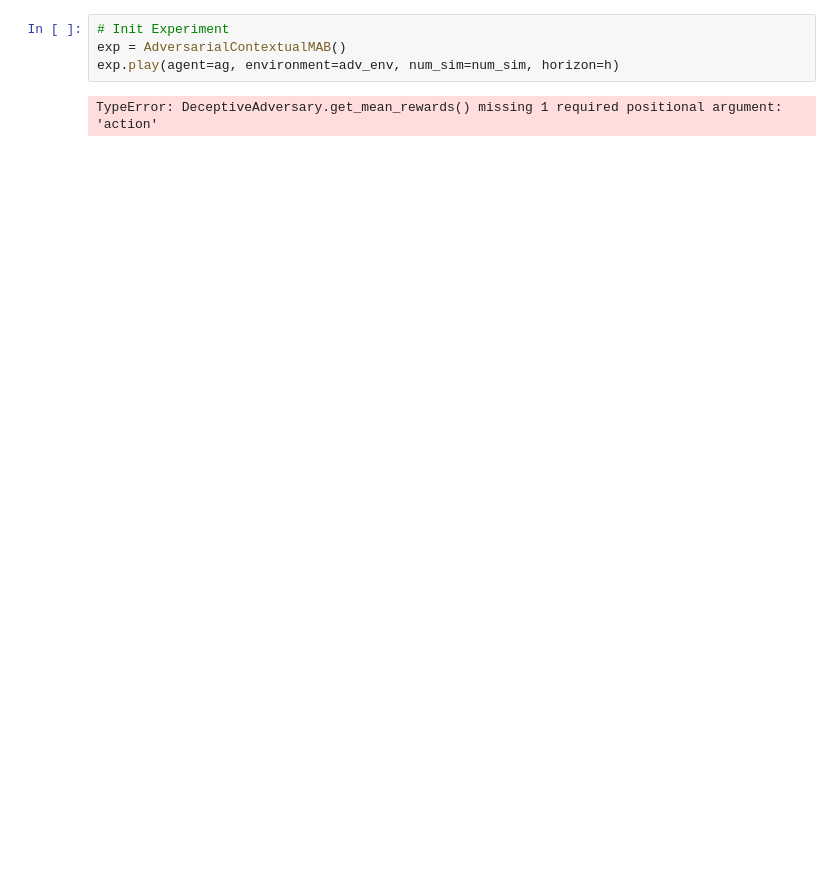
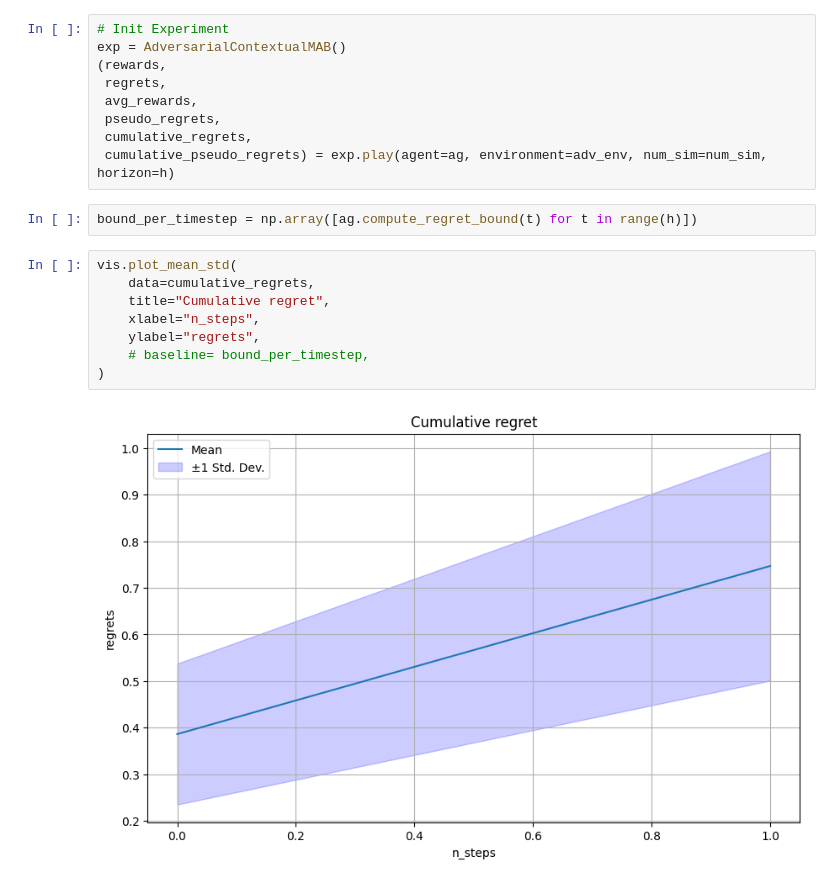
Before and after one commit to Oscar12346/bandit_research_group_9, a Jupyter notebook: experiments/Experiments.ipynb, the cells around one changed output. Saved outputs shown, nothing was run; the diff lists cells and outputs as text; blank space fills up the shorter version.

Commit message:
COmpleted experiment with baseline and everything2

```diff
--- a/experiments/Experiments.ipynb
+++ b/experiments/Experiments.ipynb
@@ -49,6 +50,21 @@ adv_env = AdversarialContextualEnv(adversary=adv, context=ctx)
 # %%
 # Init Experiment
 exp = AdversarialContextualMAB()
-exp.play(agent=ag, environment=adv_env, num_sim=num_sim, horizon=h)
+(rewards,
+ regrets,
+ avg_rewards,
+ pseudo_regrets,
+ cumulative_regrets,
+ cumulative_pseudo_regrets) = exp.play(agent=ag, environment=adv_env, num_sim=num_sim, horizon=h)
-# %% [output]
-TypeError: DeceptiveAdversary.get_mean_rewards() missing 1 required positional argument: 'action'
+# %%
+bound_per_timestep = np.array([ag.compute_regret_bound(t) for t in range(h)])
+# %%
+vis.plot_mean_std(
+    data=cumulative_regrets,
+    title="Cumulative regret",
+    xlabel="n_steps",
+    ylabel="regrets",
+    # baseline= bound_per_timestep,
+)
+# %% [output]
+[figure, added]
```
Also changed, not shown: parts of 2 cells of this notebook, 15 other files.
